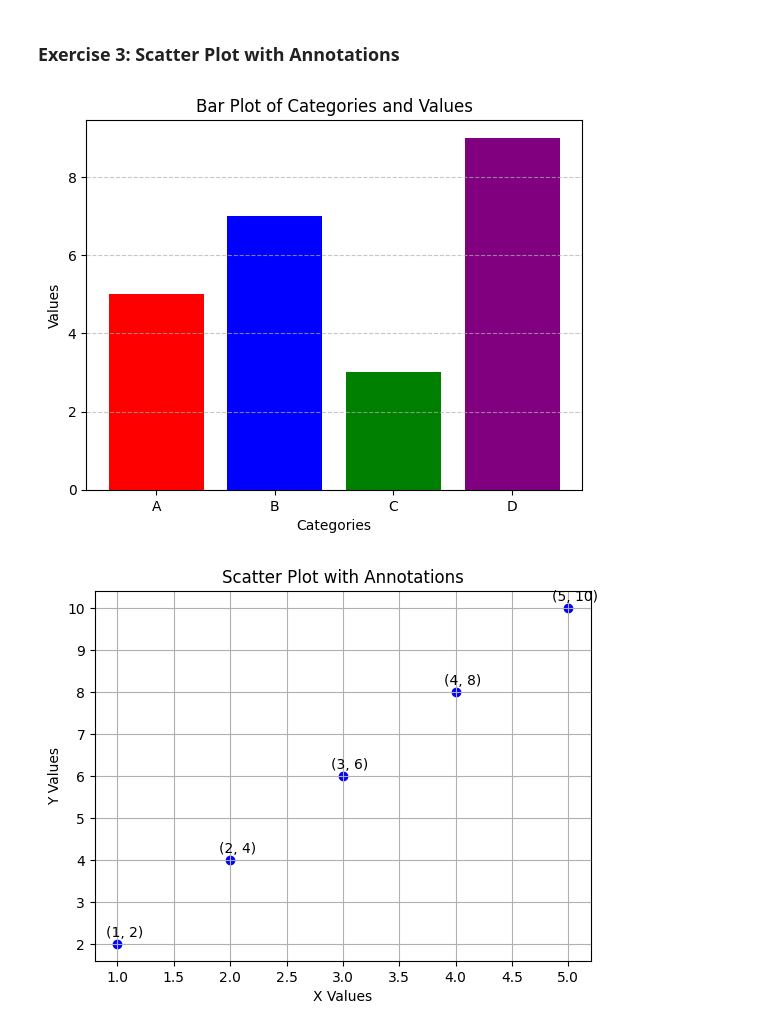
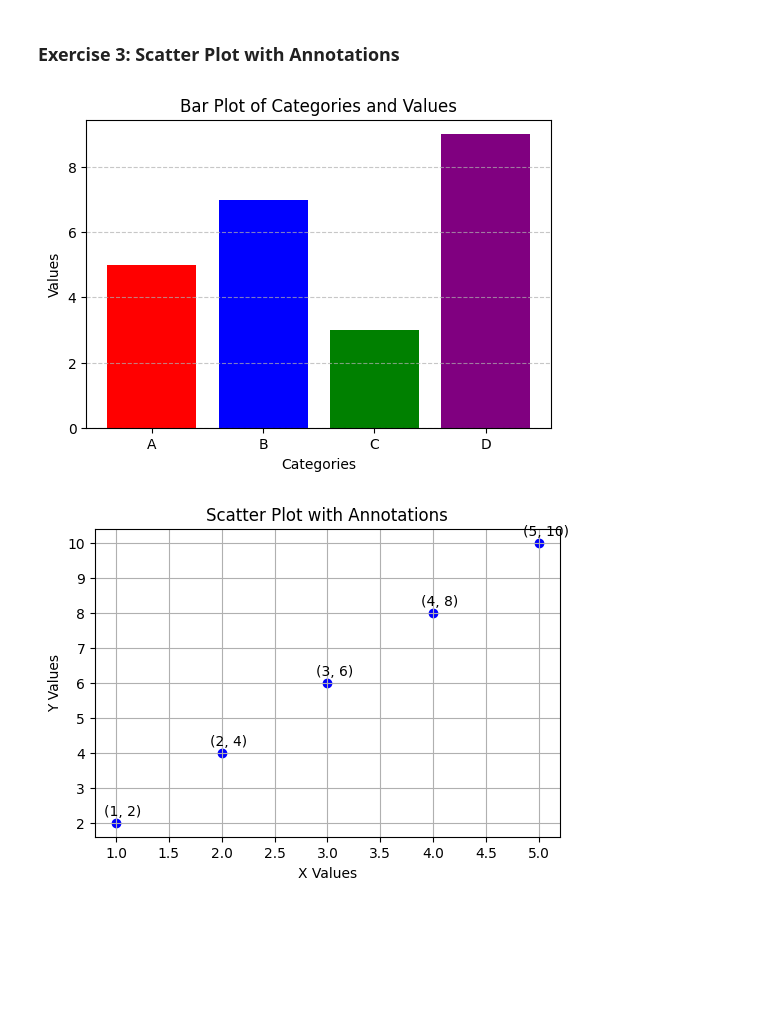
Before and after one commit to syedinsaf/python-jupyter-template, a Jupyter notebook: src/3-scatter-plot.ipynb, the cells around one changed output. Cells and saved outputs as stored; diff of their text form; code cells hidden in the pictures; blank space fills up the shorter version.

```diff
--- a/src/3-scatter-plot.ipynb
+++ b/src/3-scatter-plot.ipynb
@@ -5,33 +5,42 @@
 # Annotate each point with its (x, y) value, and set the title as 'Scatter Plot with Annotations'.
 import matplotlib.pyplot as plt
 import numpy as np
 
 categories = ['A', 'B', 'C', 'D']
 values = [5, 7, 3, 9]
 colors = ['red', 'blue', 'green', 'purple']
 
+assert isinstance(categories, list) and isinstance(values, list) and isinstance(colors, list)
+assert len(categories) == len(values) == len(colors)
+
+plt.figure(figsize=(6, 4))
 plt.bar(categories, values, color=colors)
 
 plt.title('Bar Plot of Categories and Values')
 plt.xlabel('Categories')
 plt.ylabel('Values')
 plt.grid(axis='y', linestyle='--', alpha=0.7)
 
 plt.show()
 
 x = [1, 2, 3, 4, 5]
 y = [2, 4, 6, 8, 10]
 
+assert isinstance(x, list) and isinstance(y, list)
+assert len(x) == len(y)
+
+plt.figure(figsize=(6, 4))
 plt.scatter(x, y, color='blue')
 
 for i in range(len(x)):
-    plt.annotate(f'({x[i]}, {y[i]})', (x[i], y[i]), textcoords="offset points", xytext=(5,5), ha='center')
+    plt.annotate(f'({x[i]}, {y[i]})', (x[i], y[i]), textcoords="offset points", xytext=(5, 5), ha='center')
+
 plt.title('Scatter Plot with Annotations')
 plt.xlabel('X Values')
 plt.ylabel('Y Values')
 plt.grid(True)
 
 plt.show()
 # %% [output]
-[figure, old version]
+[figure, new version]
-[figure, old version]
+[figure, new version]
```
Also changed, not shown: 5 other files.
